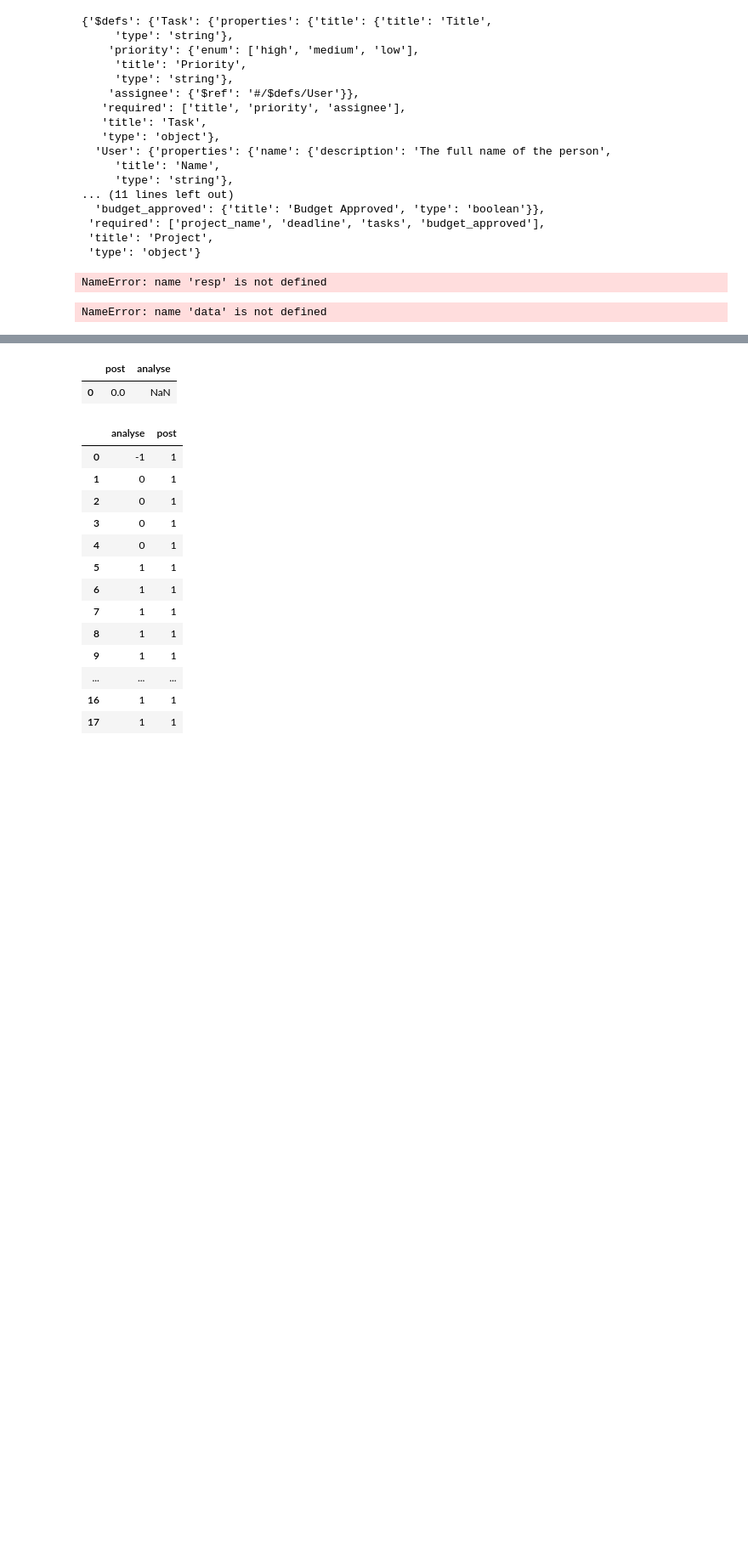
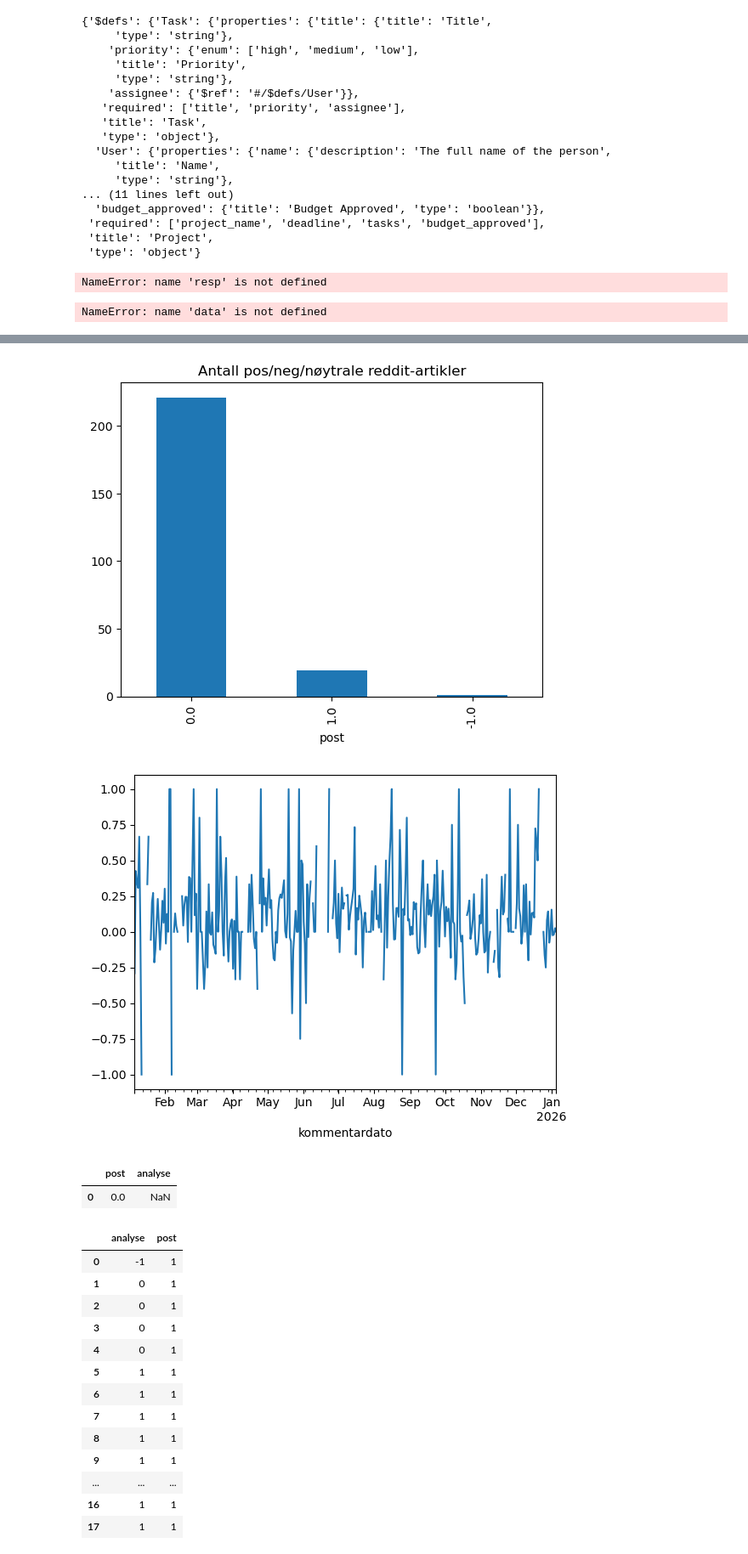
Before and after one commit to hgeorgsch/dataprogexercises, a Jupyter notebook: sandkasse/webAPI/Reddit-bruk.ipynb, the cells around one changed output, grey strips where cells are left out. Shown at 85% size. Drawn from its saved outputs; the diff is of its cells as text; code cells hidden in the pictures; blank space fills up the shorter version.

```diff
--- a/sandkasse/webAPI/Reddit-bruk.ipynb
+++ b/sandkasse/webAPI/Reddit-bruk.ipynb
@@ -243,8 +288,8 @@ import os, time
 
 
 class analyse_kommentar(BaseModel):
-    nummer: int = Field("kommentarnummer")
-    analyse: int = Field("Sentimentanalyse av kommentar #nummer# (0 nøytral, -1 negativ, +1 positiv")
+    kommentarnummer: int = Field("Korresponderende kommentarnummer")
+    analyse: int = Field("Sentimentanalyse av kommentar #kommentarnummer# (0 nøytral, -1 negativ, +1 positiv")
 
 class sentimentanalyse(BaseModel):
     post: int = Field("sentimentanalyse av hovedartikkel: 0 nøytral/ikke-relevant, -1 negativ, +1 positiv")
@@ -272,19 +317,19 @@ log = []
 def analyser_post(df_post):
 
     dat = {"post": df_post["data.selftext"].iloc[0]}
-    dat.update({str(i): kommentar for i,kommentar in enumerate(list(df_post["kommentarer"]))})
+    dat.update({str(i): kommentar for i,kommentar in zip(df_post["kommentarnummer"],df_post["kommentarer"])})
 
     resp = analyser(dat)
     data_resp = resp.choices[0].message.parsed.model_dump()
     log.append(data_resp)
     if data_resp["kommentar"]:
-        ny_df = pd.json_normalize(data_resp, "kommentar", meta="post").drop(columns="nummer")
+        ny_df = pd.json_normalize(data_resp, "kommentar", meta="post")
     else:
-        ny_df = pd.Series({"post": data_resp["post"], "analyse": np.nan} ).to_frame().T
+        ny_df = pd.Series({"post": data_resp["post"], "kommentarnummer": np.nan, "analyse": np.nan} ).to_frame().T
     return ny_df
 
 
-test = df.query("`data.title`.str.contains('Låne i frivæ')")
+#test = df.query("`data.title`.str.contains('Låne i frivæ')")
 #test_dat = list(test["data.selftext"].unique())
 #test_dat.extend(list(test["kommentarer"]))
 
@@ -316,2 +361,7 @@ Wall time: 45min 40s
+# %%
+big  = big.astype({"kommentarnummer": "Int64"})
 # %%
+df_done = dft.reset_index().merge(big, on=["data.id", "kommentarnummer"])
+#dft.reset_index().merge(big.reset_index(), on="data.id").query("`data.id`== '1pymmgu'")
+df_done
 # %% [output]
@@ -335,3 +381,16 @@ Wall time: 45min 40s
+# %%
+import matplotlib.pyplot as plt
+df_posts = df_done.groupby(by=["data.id", "dato"])["post"].mean().to_frame().reset_index()
+df_posts["post"].value_counts().plot.bar()
+plt.title("Antall pos/neg/nøytrale reddit-artikler")
+plt.show()
+
+df_done.index = df_done.set_index("kommentardato").index.to_timestamp()
+df_done.resample("D")["analyse"].mean().plot()
+plt.show()
+# %% [output]
+[figure, added]
+[figure, added]
 # %%
 edgecase = {'post': 0, 'kommentar': []}
 import numpy as np
```
Also changed, not shown: parts of 11 cells of this notebook, 4 other files.
